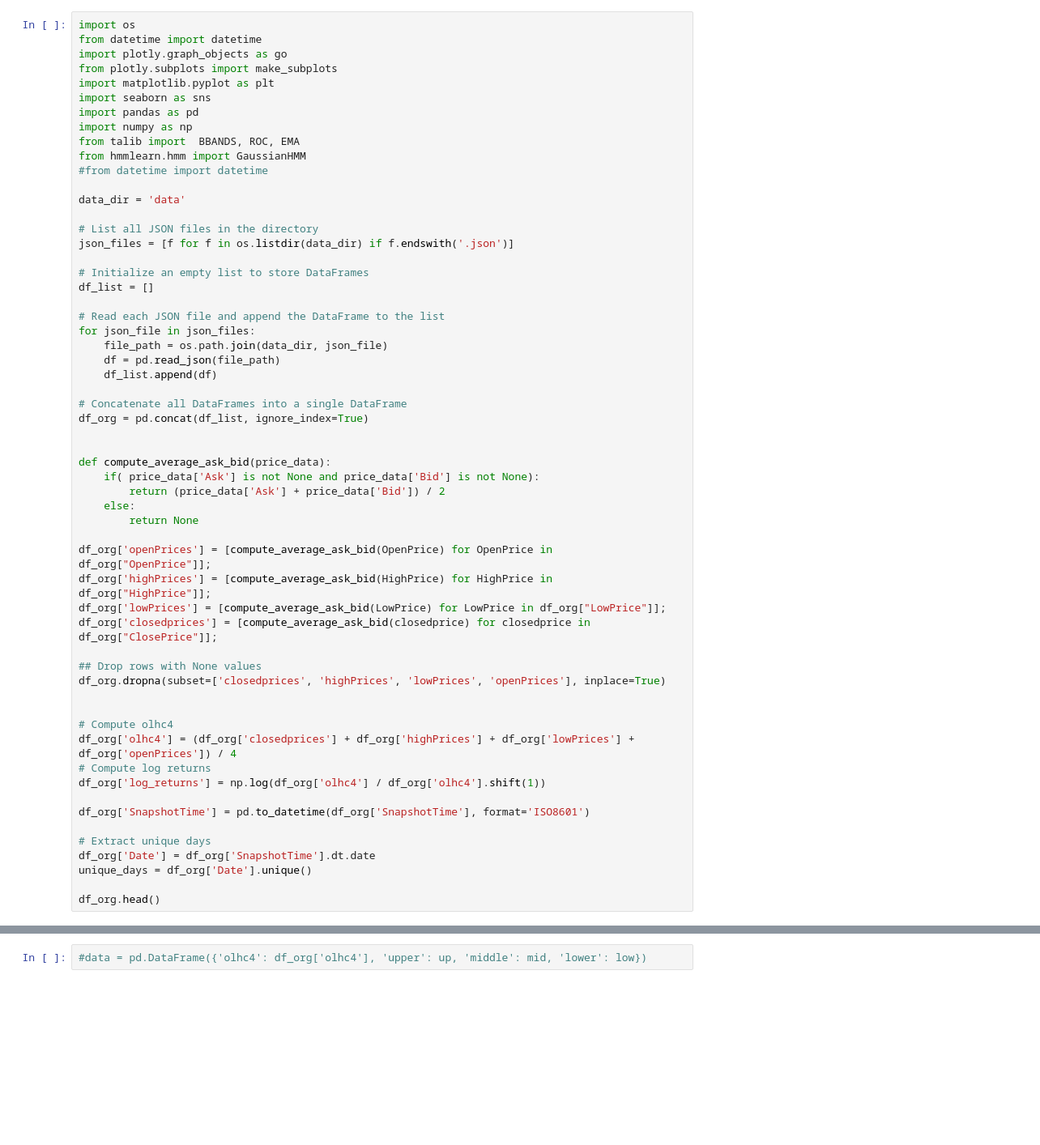
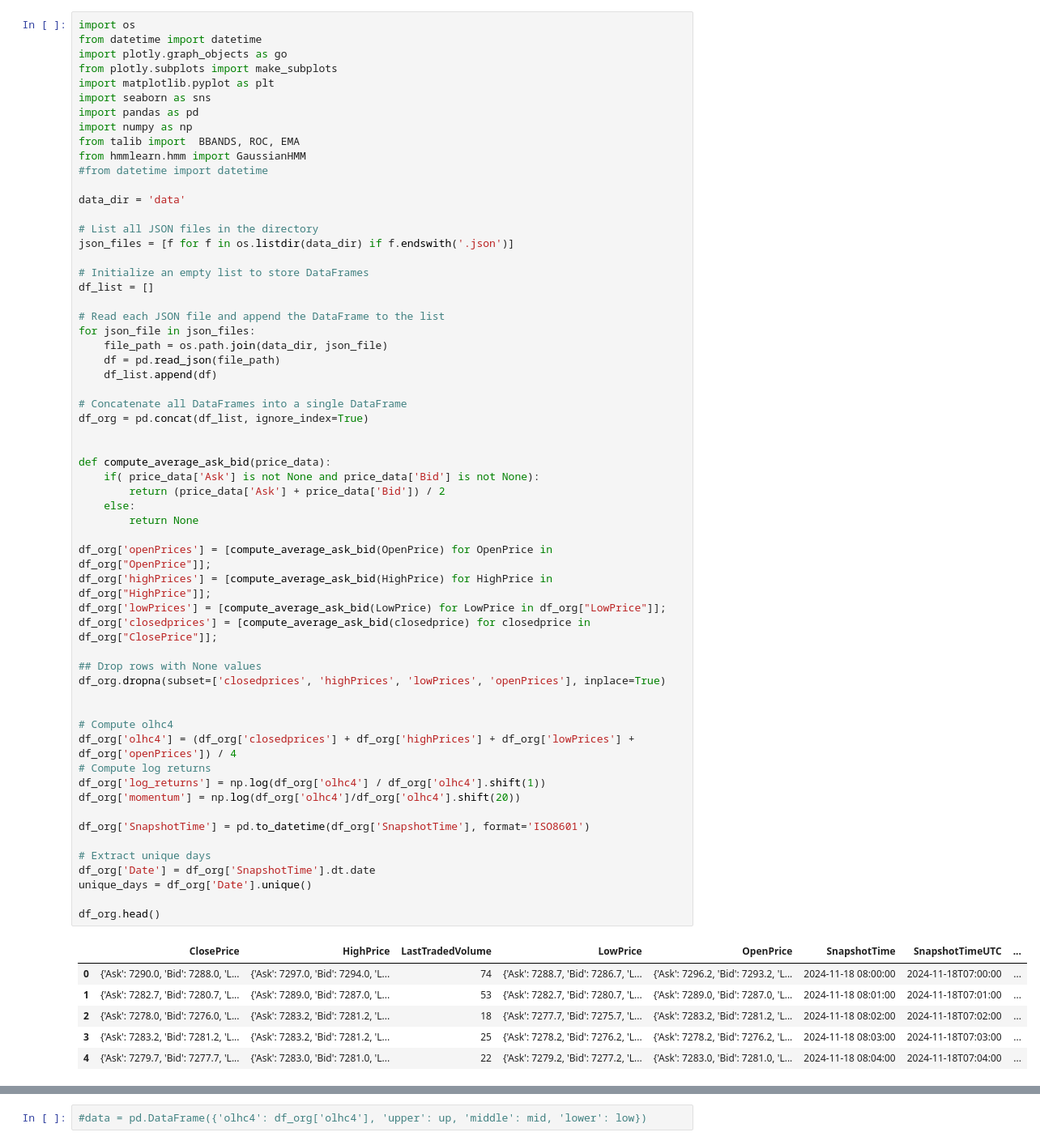
Before and after one commit to benkemt/IgTools, a Jupyter notebook: IgPlotly/ExtractIgData.ipynb, the cells around one changed output, grey strips where cells are left out. Shown at 81% size. Cells and saved outputs as stored; diff of their text form; blank space fills up the shorter version.

```diff
--- a/IgPlotly/ExtractIgData.ipynb
+++ b/IgPlotly/ExtractIgData.ipynb
@@ -29,33 +29,41 @@ for json_file in json_files:
 df_org = pd.concat(df_list, ignore_index=True)
 
 
 def compute_average_ask_bid(price_data):
     if( price_data['Ask'] is not None and price_data['Bid'] is not None):
         return (price_data['Ask'] + price_data['Bid']) / 2
     else:
         return None
 
 df_org['openPrices'] = [compute_average_ask_bid(OpenPrice) for OpenPrice in df_org["OpenPrice"]];
 df_org['highPrices'] = [compute_average_ask_bid(HighPrice) for HighPrice in df_org["HighPrice"]];
 df_org['lowPrices'] = [compute_average_ask_bid(LowPrice) for LowPrice in df_org["LowPrice"]];
 df_org['closedprices'] = [compute_average_ask_bid(closedprice) for closedprice in df_org["ClosePrice"]];
 
 ## Drop rows with None values
 df_org.dropna(subset=['closedprices', 'highPrices', 'lowPrices', 'openPrices'], inplace=True)
 
 
 # Compute olhc4
 df_org['olhc4'] = (df_org['closedprices'] + df_org['highPrices'] + df_org['lowPrices'] + df_org['openPrices']) / 4
 # Compute log returns
 df_org['log_returns'] = np.log(df_org['olhc4'] / df_org['olhc4'].shift(1))
+df_org['momentum'] = np.log(df_org['olhc4']/df_org['olhc4'].shift(20))
 
 df_org['SnapshotTime'] = pd.to_datetime(df_org['SnapshotTime'], format='ISO8601')
 
 # Extract unique days
 df_org['Date'] = df_org['SnapshotTime'].dt.date
 unique_days = df_org['Date'].unique()
 
 df_org.head()
+# %% [output]
+|  | ClosePrice | HighPrice | LastTradedVolume | LowPrice | OpenPrice | SnapshotTime | SnapshotTimeUTC | ... |
+| 0 | {'Ask': 7290.0, 'Bid': 7288.0, 'L... | {'Ask': 7297.0, 'Bid': 7294.0, 'L... | 74 | {'Ask': 7288.7, 'Bid': 7286.7, 'L... | {'Ask': 7296.2, 'Bid': 7293.2, 'L... | 2024-11-18 08:00:00 | 2024-11-18T07:00:00 | ... |
+| 1 | {'Ask': 7282.7, 'Bid': 7280.7, 'L... | {'Ask': 7289.0, 'Bid': 7287.0, 'L... | 53 | {'Ask': 7282.7, 'Bid': 7280.7, 'L... | {'Ask': 7289.0, 'Bid': 7287.0, 'L... | 2024-11-18 08:01:00 | 2024-11-18T07:01:00 | ... |
+| 2 | {'Ask': 7278.0, 'Bid': 7276.0, 'L... | {'Ask': 7283.2, 'Bid': 7281.2, 'L... | 18 | {'Ask': 7277.7, 'Bid': 7275.7, 'L... | {'Ask': 7283.2, 'Bid': 7281.2, 'L... | 2024-11-18 08:02:00 | 2024-11-18T07:02:00 | ... |
+| 3 | {'Ask': 7283.2, 'Bid': 7281.2, 'L... | {'Ask': 7283.2, 'Bid': 7281.2, 'L... | 25 | {'Ask': 7278.2, 'Bid': 7276.2, 'L... | {'Ask': 7278.2, 'Bid': 7276.2, 'L... | 2024-11-18 08:03:00 | 2024-11-18T07:03:00 | ... |
+| 4 | {'Ask': 7279.7, 'Bid': 7277.7, 'L... | {'Ask': 7283.0, 'Bid': 7281.0, 'L... | 22 | {'Ask': 7279.2, 'Bid': 7277.2, 'L... | {'Ask': 7283.0, 'Bid': 7281.0, 'L... | 2024-11-18 08:04:00 | 2024-11-18T07:04:00 | ... |
 # %%
 
 
```
Also changed, not shown: parts of 10 cells of this notebook.
